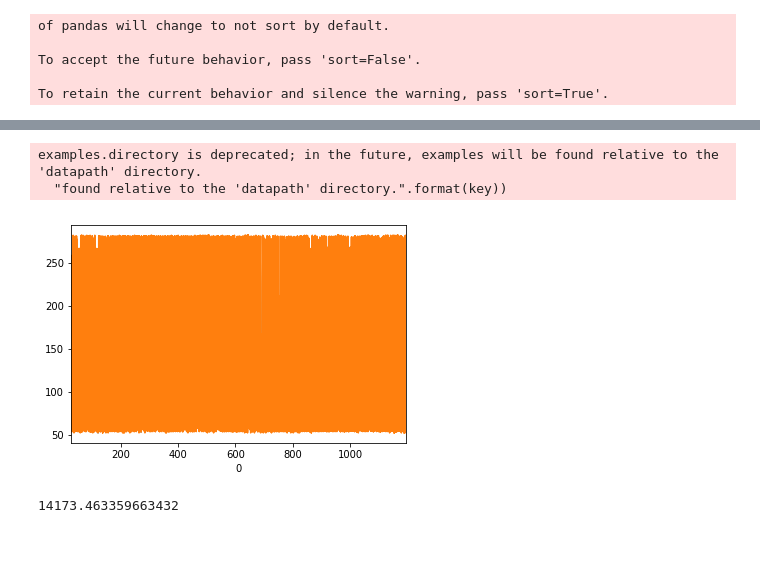
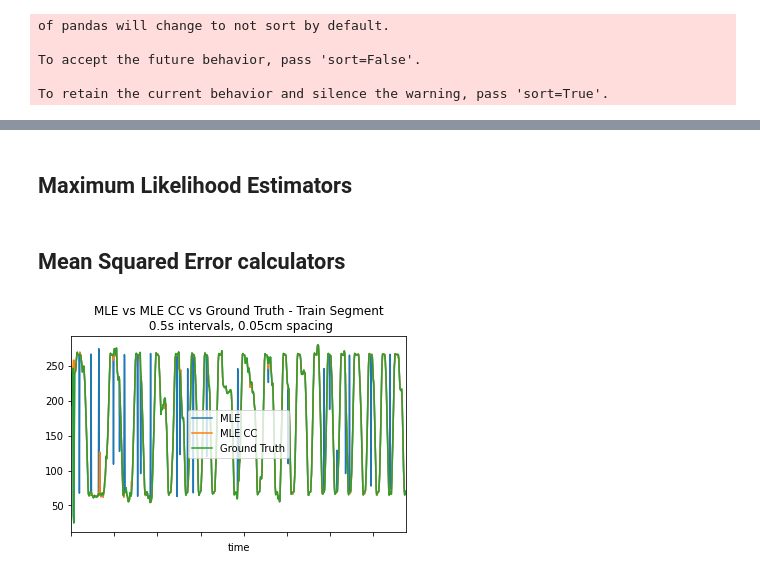
Before and after one commit to kushagrasharma/place-cell-reconstruction, a Jupyter notebook: Bayesian Reconstruction.ipynb, the cells around one changed output, grey strips where cells are left out. Cells and saved outputs as stored; diff of their text form; code cells hidden in the pictures; blank space fills up the shorter version.

```diff
--- a/Bayesian Reconstruction.ipynb
+++ b/Bayesian Reconstruction.ipynb
@@ -405,24 +269,2 @@ for neuron in neurons:
-# %%
-locations = list(set(df.location))
-predictions = []
-for index, row in df.iterrows():
-    x_pred = MLE_p(df, row[:-1], locations, TIME_BUCKET_LENGTH, poisson)
-    predictions.append((index, x_pred))
-# %%
-%matplotlib inline
-plt_df = df.copy(deep=True)
-plt_df.index = plt_df.index.total_seconds()
-plt_df.location.plot()
-pred_df = pd.DataFrame(predictions)
-pred_df.set_index(0, drop=True, inplace=True)
-pred_df.index = pred_df.index.total_seconds()
-pred_df[1].plot()
-plt.show()
-# %% [output]
-examples.directory is deprecated; in the future, examples will be found relative to the 'datapath' directory.
-  "found relative to the 'datapath' directory.".format(key))
-[figure, removed]
-# %%
-((pred_df[1]-plt_df.location)**2 ).sum() * (1/11647)
-# %% [output]
-14173.463359663432
+# %% [markdown]
+## Maximum Likelihood Estimators
@@ -428,0 +340,2 @@ examples.directory is deprecated; in the future, examples will be found relative
+# %% [markdown]
+## Mean Squared Error calculators
@@ -428,0 +401,16 @@ examples.directory is deprecated; in the future, examples will be found relative
+# %%
+df = bucketed[0.5, 0.05, 'data/ec013.40/ec013.719/']
+error_cc, predictions_cc = MSE_continuity_constraint(df, 0.5)
+error, predictions = MSE(df, 0.5)
+predictions_cc = pd.DataFrame(predictions_cc)
+predictions = pd.DataFrame(predictions)
+predictions["cc"] = predictions_cc[1]
+predictions.columns = ['time', 'MLE', 'MLE CC']
+predictions = predictions.set_index('time', drop=True)
+predictions['Ground Truth'] = df["unbucketed_location"]
+msk = int(len(predictions) * .3333)
+# %%
+predictions.iloc[:msk].plot.line(title="MLE vs MLE CC vs Ground Truth - Train Segment\n {}s intervals, {:.2f}cm spacing".format(0.5, 0.05))
+plt.show()
+# %% [output]
+[figure, added]
```
Also changed, not shown: parts of 18 cells of this notebook.
